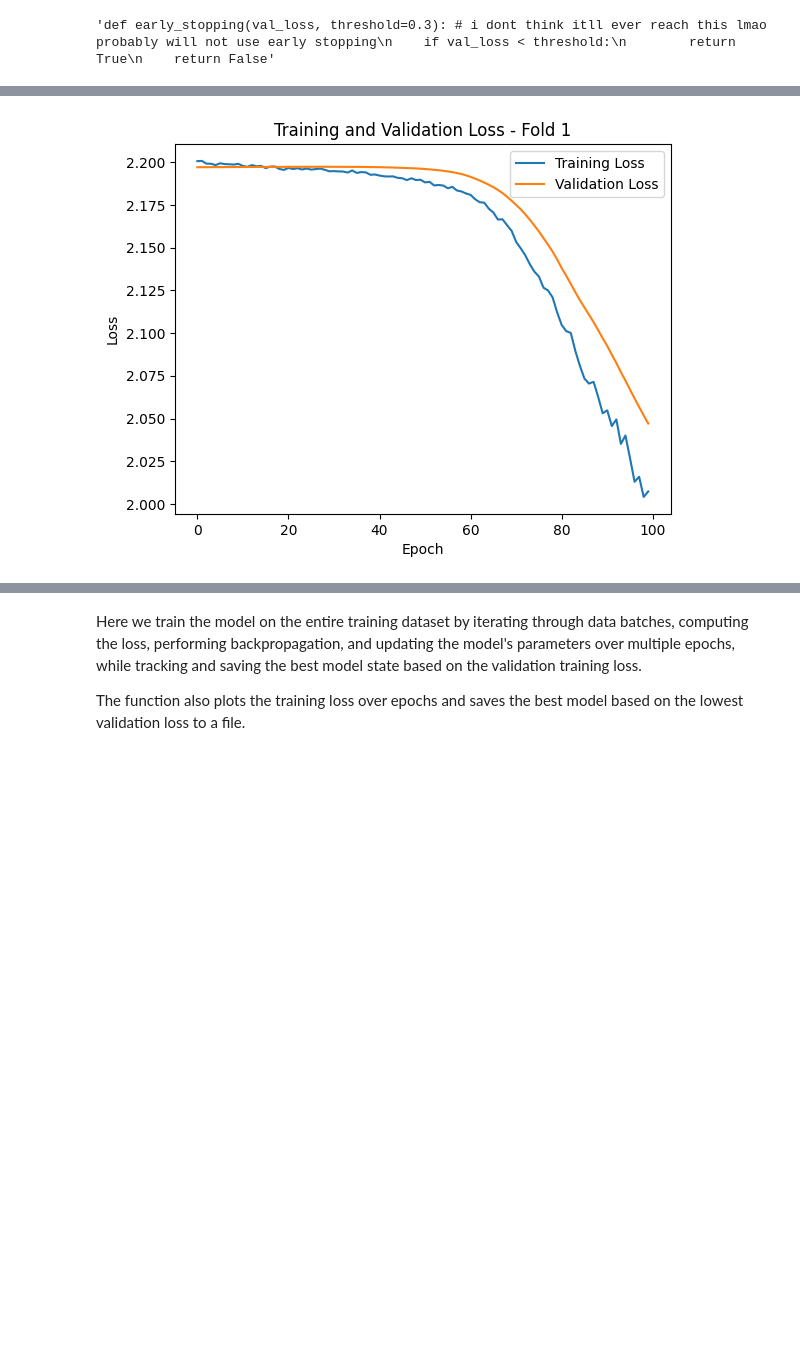
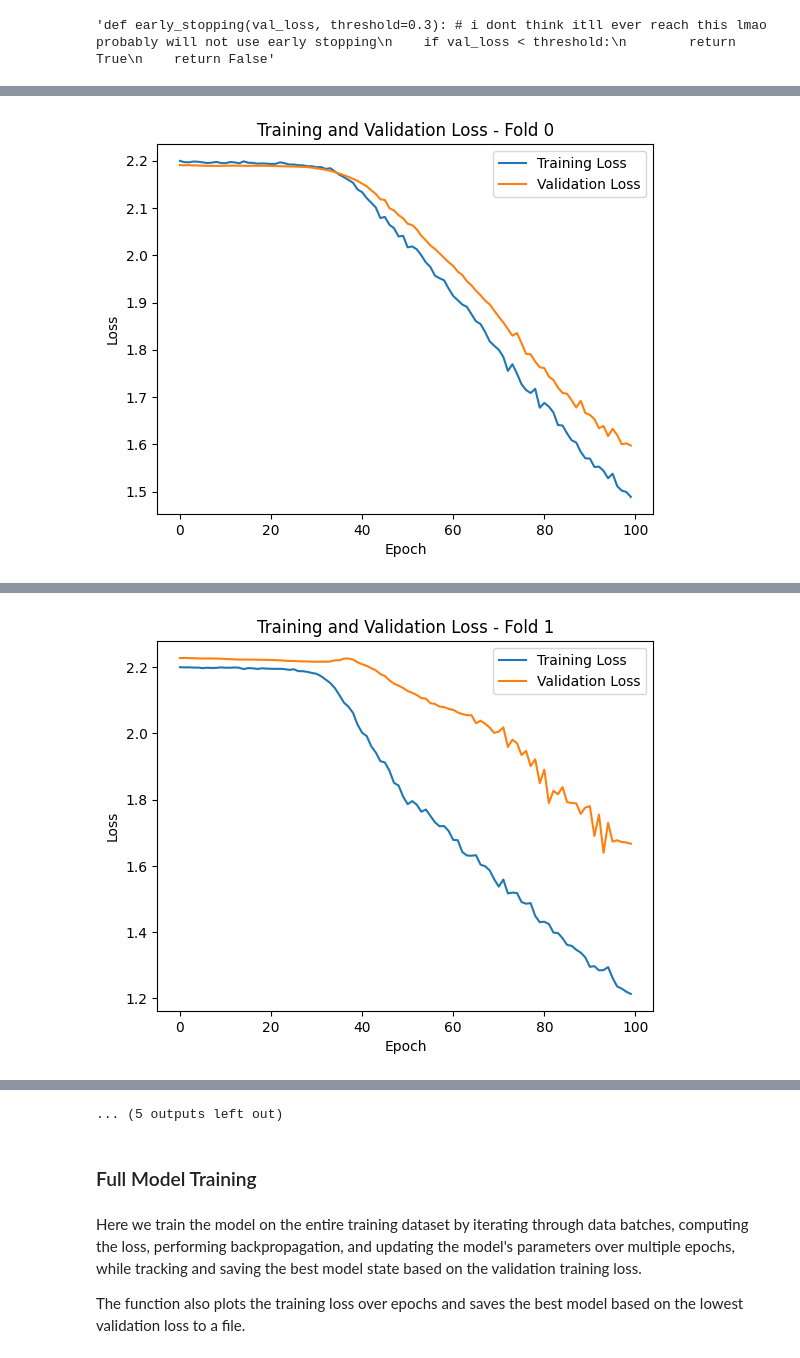
Before and after one commit to kikisprdx/NN_Semester_Project, a Jupyter notebook: NN_Kikis.ipynb, the cells around one changed output, grey strips where cells are left out. Drawn from its saved outputs; the diff is of its cells as text; code cells hidden in the pictures; blank space fills up the shorter version.

Commit message:
Fully Functional K-fold and weighted accuracies

```diff
--- a/NN_Kikis.ipynb
+++ b/NN_Kikis.ipynb
@@ -443,15 +466,15 @@ We set up a 3-fold cross-validation by splitting the original training dataset i
 # %%
 # Setup up the datasets, TensorDataset fuses the inputs and outputs together for training
-train_dataset = TensorDataset(input_tensor, targets)
-val_dataset = TensorDataset(input_tensor_test, val_targets)
+#train_dataset = TensorDataset(input_tensor, targets)
+#val_dataset = TensorDataset(input_tensor_test, val_targets)
 
 # We split this dataset into folds
-length = input_data.shape[0]
-fold_length = int(length / fold_num)
-remaining_length = int(length - fold_length)
-generator1 = torch.Generator().manual_seed(42)
+#length = input_data.shape[0]
+#fold_length = int(length / fold_num)
+#remaining_length = int(length - fold_length)
+#generator1 = torch.Generator().manual_seed(42)
 
-folds = torch.utils.data.random_split(train_dataset, [remaining_length, fold_length], generator=generator1)
+#folds = torch.utils.data.random_split(train_dataset, [remaining_length, fold_length], generator=generator1)
 
-print(fold_length)
-print(length)
+#print(fold_length)
+#print(length)#
@@ -518,31 +548,27 @@ The fold_avg list stores the best validation loss for each fold, which is used t
 # %%
-fold_avg = []
+
 def run_training(folds, fold_num):
     batch_size = 32
 
     best_overall_val_loss = float('inf')
     best_overall_model_state = None
     train_datasets = []
-    fold_avg = []
+    fold_avg_loss = []
+    fold_accuracy_list = []
+    fold_f1_list = []
+    fold_index = 0
+    for train_dataset, val_dataset in folds:
+        fold_index = fold_index + 1
 
-    for val_index in range(fold_num - 1):
         # Prepare training and validation datasets for the current fold
-        val_dataset = folds[val_index]
-        for i in range(fold_num - 1):
-            print(i)
-            if i != val_index:
-                train_datasets.append(folds[i])
-        #train_datasets = [folds[i] for i in range(fold_num) if i != val_index]
-        train_dataset = ConcatDataset(train_datasets)
-
         train_loader = DataLoader(train_dataset, batch_size=batch_size, shuffle=True)
         val_loader = DataLoader(val_dataset, batch_size=batch_size)
 
-        print(f"Starting Fold {val_index + 1}/{fold_num}")
+        print(f"Starting Fold {fold_index}/{fold_num}")
 
         # Reinitialize the model and optimizer for each fold
         model = LSTM1(num_classes, input_size, hidden_size, num_layers, output_size)
-        optimizer = torch.optim.Adamax(model.parameters(), lr=0.000179)
+        optimizer = torch.optim.Adamax(model.parameters(), lr=learning_rate)
 
         best_val_loss = float('inf')
         losses = []
@@ -575,19 +601,19 @@ def run_training(folds, fold_num):
             val_losses.append(avg_val_loss)
 
             if epoch % 10 == 0:
-                print(f"Fold: {val_index + 1}, Epoch: {epoch}, Train Loss: {avg_train_loss:.5f}, Val Loss: {avg_val_loss:.5f}")
+                print(f"Fold: {fold_index - 1}, Epoch: {epoch}, Train Loss: {avg_train_loss:.5f}, Val Loss: {avg_val_loss:.5f}")
 
             # Save the model if it has the best validation loss so far
             if avg_val_loss < best_val_loss:
                 best_val_loss = avg_val_loss
                 best_model_state = model.state_dict()
 
-        print(f"Fold {val_index + 1} completed. Best validation loss: {best_val_loss:.5f}")
+        print(f"Fold {fold_index - 1} completed. Best validation loss: {best_val_loss:.5f}")
 
         # Check if this run produced the best overall model
-        if best_val_loss < best_overall_val_loss:
-            best_overall_val_loss = best_val_loss
-            best_overall_model_state = best_model_state
+        #if best_val_loss < best_overall_val_loss:
+        #   best_overall_val_loss = best_val_loss
+        #    best_overall_model_state = best_model_state
 
         # Plot the training and validation loss curves for the fold
         plt.figure()
@@ -595,22 +621,23 @@ def run_training(folds, fold_num):
         plt.plot(val_losses, label='Validation Loss')
         plt.xlabel('Epoch')
         plt.ylabel('Loss')
-        plt.title(f'Training and Validation Loss - Fold {val_index + 1}')
+        plt.title(f'Training and Validation Loss - Fold {fold_index - 1}')
         plt.legend()
         plt.show()
 
-        fold_avg.append(best_val_loss)
-        evaluate_model(model)
+        fold_avg_loss.append(best_val_loss)
+        accuracy, f1 = evaluate_model(model, val_loader, fold_index - 1)
+        fold_accuracy_list.append(accuracy)
+        fold_f1_list.append(f1)
 
-    print(f"Training completed. Best overall validation loss: {best_overall_val_loss:.5f}")
+
 
     # Save the best overall model
     torch.save(best_overall_model_state, 'best_model_cross_val.pth')
 
-    return fold_avg
+    return fold_avg_loss, fold_accuracy_list, fold_f1_list
+
 print(f"Number of folds: {len(folds)}")
-print(folds)
-averages = run_training(folds, fold_num)
-print(f"Overall average: {np.mean(averages)}")
-print(averages)
+fold_losses, fold_weighted_accuracies, fold_f1_values = run_training(folds, fold_num)
+print(f"Overall average loss: {np.mean(fold_losses)}", f" Average Weighted Test Accuracy: {np.mean(fold_weighted_accuracies)}", f" Average Test F1: {np.mean(fold_f1_values)}")
 # %% [output]
@@ -633 +657 @@ Fold 1 completed. Best validation loss: 2.04707
-[figure, old version]
+[figure, new version]
@@ -643,0 +672 @@ Fold: 2, Epoch: 40, Train Loss: 2.00705, Val Loss: 1.98911
+[figure, added]
@@ -645,3 +733,6 @@ KeyboardInterrupt:
+... (5 outputs left out)
+# %% [markdown]
+### Full Model Training
 # %% [markdown]
 Here we train the model on the entire training dataset by iterating through data batches, computing the loss, performing backpropagation, and updating the model's parameters over multiple epochs, while tracking and saving the best model state based on the validation training loss.
 
```
Also changed, not shown: parts of 12 cells of this notebook, 2 other files.
